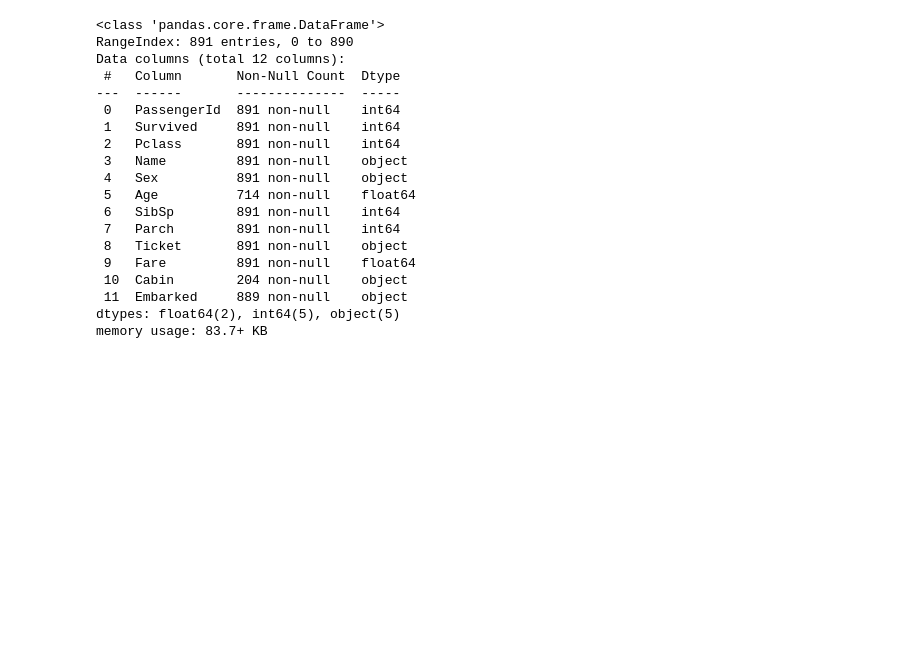
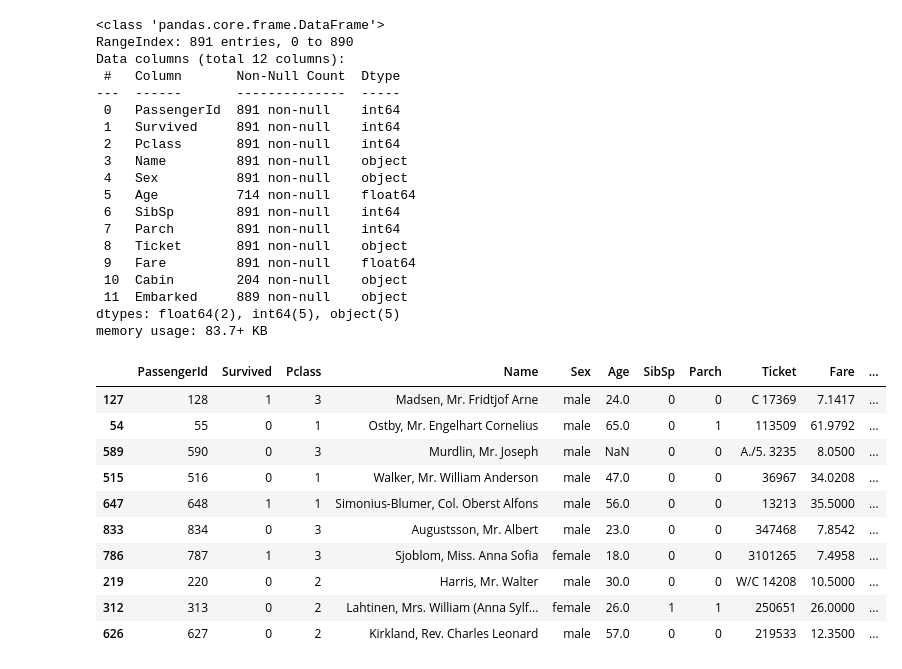
Before and after one commit to gurucharan91/charan2, a Jupyter notebook: pandas.ipynb, the cells around one changed output. Saved outputs shown, nothing was run; the diff lists cells and outputs as text; code cells hidden in the pictures; blank space fills up the shorter version.

```diff
--- a/pandas.ipynb
+++ b/pandas.ipynb
@@ -59,3 +59,17 @@ Data columns (total 12 columns):
  11  Embarked     889 non-null    object
 dtypes: float64(2), int64(5), object(5)
 memory usage: 83.7+ KB
+# %%
+data_copy.sample(10)
+# %% [output]
+|  | PassengerId | Survived | Pclass | Name | Sex | Age | SibSp | Parch | Ticket | Fare | ... |
+| 127 | 128 | 1 | 3 | Madsen, Mr. Fridtjof Arne | male | 24.0 | 0 | 0 | C 17369 | 7.1417 | ... |
+| 54 | 55 | 0 | 1 | Ostby, Mr. Engelhart Cornelius | male | 65.0 | 0 | 1 | 113509 | 61.9792 | ... |
+| 589 | 590 | 0 | 3 | Murdlin, Mr. Joseph | male | NaN | 0 | 0 | A./5. 3235 | 8.0500 | ... |
+| 515 | 516 | 0 | 1 | Walker, Mr. William Anderson | male | 47.0 | 0 | 0 | 36967 | 34.0208 | ... |
+| 647 | 648 | 1 | 1 | Simonius-Blumer, Col. Oberst Alfons | male | 56.0 | 0 | 0 | 13213 | 35.5000 | ... |
+| 833 | 834 | 0 | 3 | Augustsson, Mr. Albert | male | 23.0 | 0 | 0 | 347468 | 7.8542 | ... |
+| 786 | 787 | 1 | 3 | Sjoblom, Miss. Anna Sofia | female | 18.0 | 0 | 0 | 3101265 | 7.4958 | ... |
+| 219 | 220 | 0 | 2 | Harris, Mr. Walter | male | 30.0 | 0 | 0 | W/C 14208 | 10.5000 | ... |
+| 312 | 313 | 0 | 2 | Lahtinen, Mrs. William (Anna Sylf... | female | 26.0 | 1 | 1 | 250651 | 26.0000 | ... |
+| 626 | 627 | 0 | 2 | Kirkland, Rev. Charles Leonard | male | 57.0 | 0 | 0 | 219533 | 12.3500 | ... |
```
Also changed, not shown: parts of 11 cells of this notebook.
